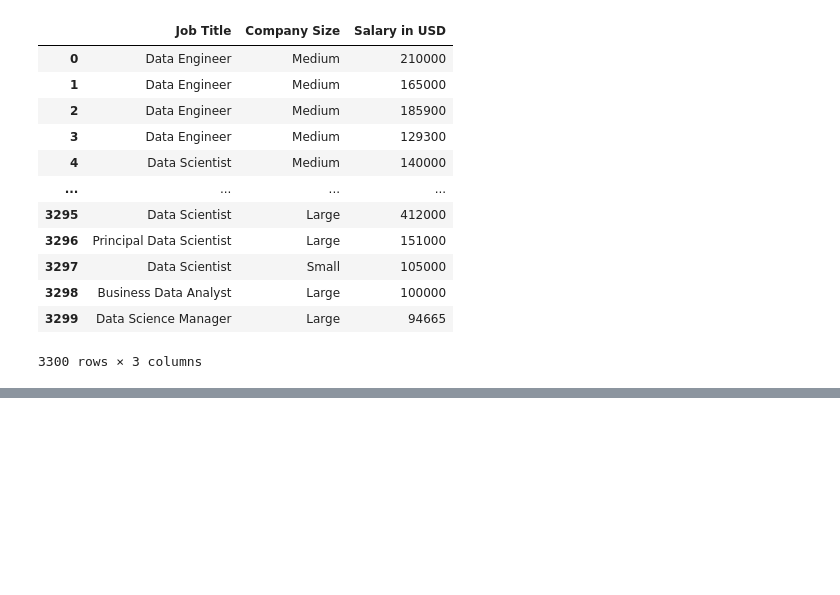
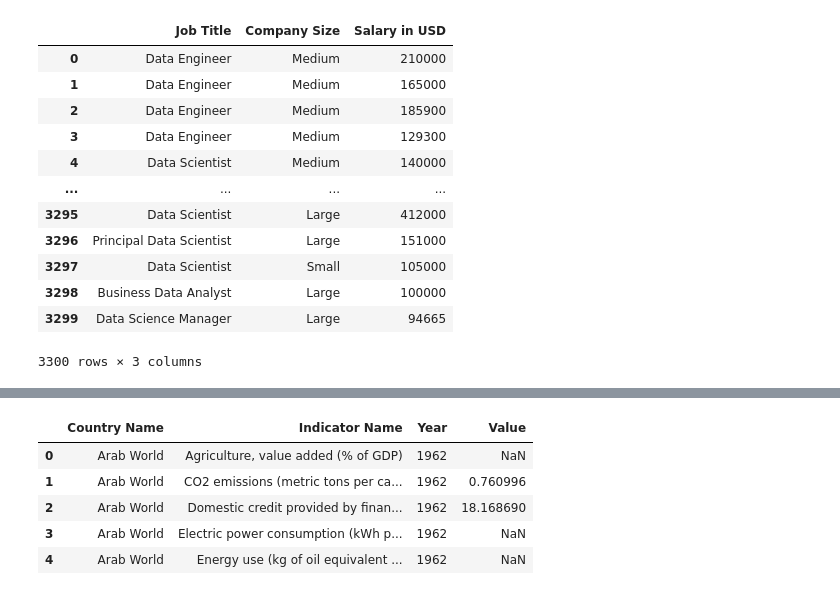
Before and after one commit to hannah-OH/Python, a Jupyter notebook: study/대시보드_연습.ipynb, the cells around one changed output, grey strips where cells are left out. Cells and saved outputs as stored; diff of their text form; code cells hidden in the pictures; blank space fills up the shorter version.

```diff
--- a/study/대시보드_연습.ipynb
+++ b/study/대시보드_연습.ipynb
@@ -338,0 +355,10 @@ if __name__ == '__main__':
+# %%
+df2 = pd.read_csv('https://plotly.github.io/datasets/country_indicators.csv')
+df2.head()
+# %% [output]
+|  | Country Name | Indicator Name | Year | Value |
+| 0 | Arab World | Agriculture, value added (% of GDP) | 1962 | NaN |
+| 1 | Arab World | CO2 emissions (metric tons per ca... | 1962 | 0.760996 |
+| 2 | Arab World | Domestic credit provided by finan... | 1962 | 18.168690 |
+| 3 | Arab World | Electric power consumption (kWh p... | 1962 | NaN |
+| 4 | Arab World | Energy use (kg of oil equivalent ... | 1962 | NaN |
```
Also changed, not shown: parts of 13 cells of this notebook.
